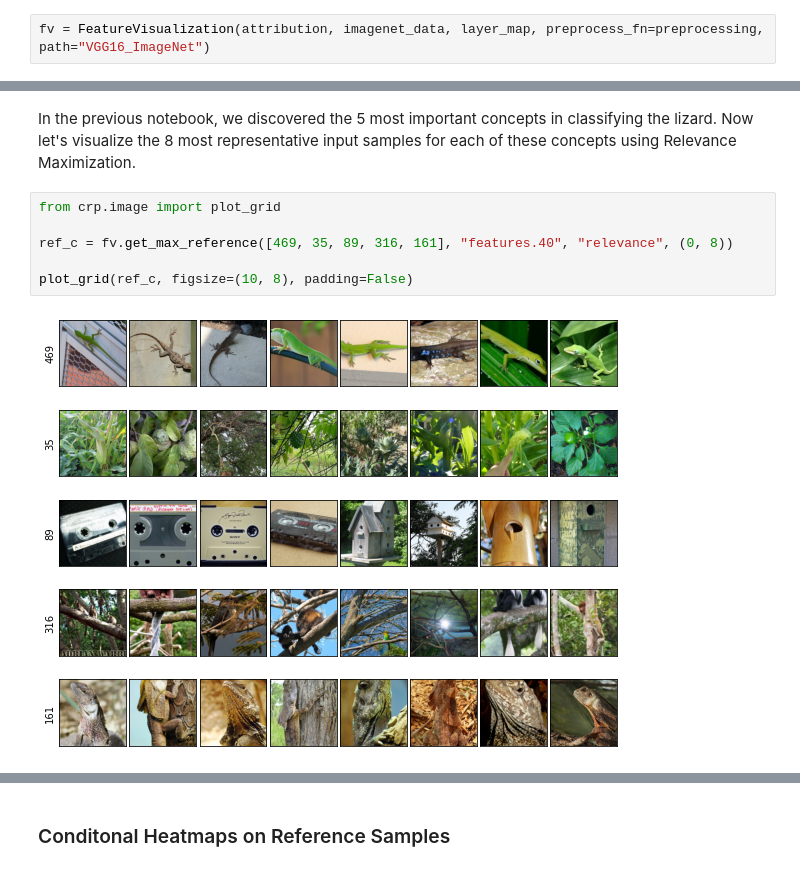
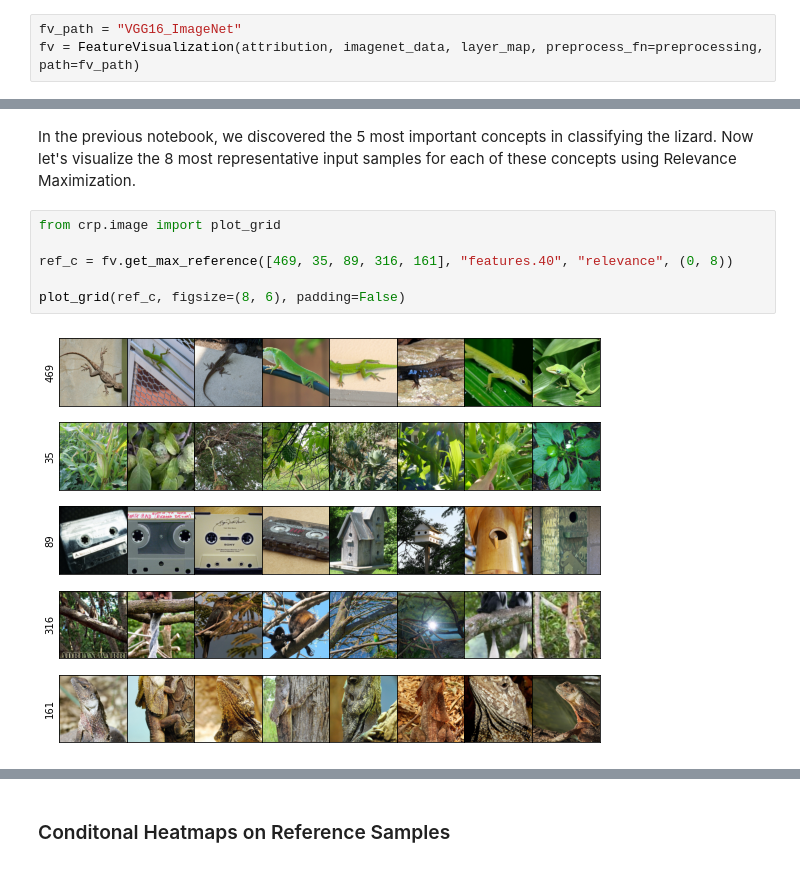
Before and after one commit to rachtibat/zennit-crp, a Jupyter notebook: tutorials/feature_visualization.ipynb, the cells around one changed output, grey strips where cells are left out. Cells and saved outputs as stored; diff of their text form.

```diff
--- a/tutorials/feature_visualization.ipynb
+++ b/tutorials/feature_visualization.ipynb
@@ -65,7 +65,8 @@ imagenet_data = torchvision.datasets.ImageNet(path, transform=transform, split="
 # %% [markdown]
 Finally, we initialize the `FeatureVisualization` class with a custom preprocessing function.
 # %%
-fv = FeatureVisualization(attribution, imagenet_data, layer_map, preprocess_fn=preprocessing, path="VGG16_ImageNet")
+fv_path = "VGG16_ImageNet"
+fv = FeatureVisualization(attribution, imagenet_data, layer_map, preprocess_fn=preprocessing, path=fv_path)
 # %% [markdown]
 That's it! Now run the analysis or skip it by going to the next line of Python code (the analysis results for layer features.40 were precomputed and are located inside the tutorials/VGG16_ImageNet directory).
 # %%
@@ -76,8 +77,8 @@ In the previous notebook, we discovered the 5 most important concepts in classif
 # %%
 from crp.image import plot_grid
 
 ref_c = fv.get_max_reference([469, 35, 89, 316, 161], "features.40", "relevance", (0, 8))
 
-plot_grid(ref_c, figsize=(10, 8), padding=False)
+plot_grid(ref_c, figsize=(8, 6), padding=False)
 # %% [output]
-[figure, old version]
+[figure, new version]
```
Also changed, not shown: parts of 16 cells of this notebook.
